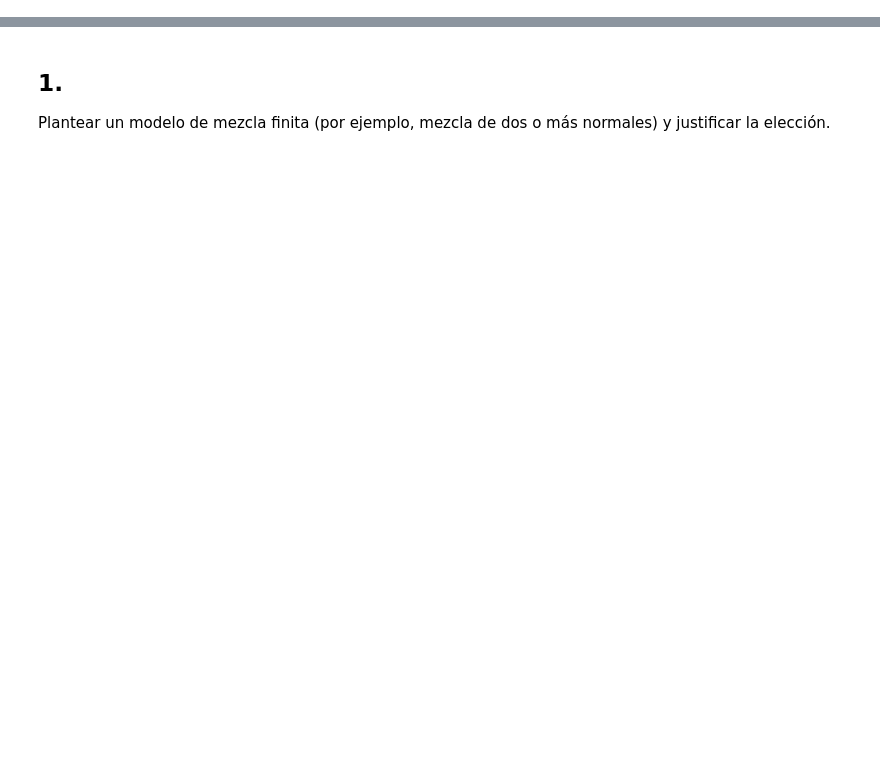
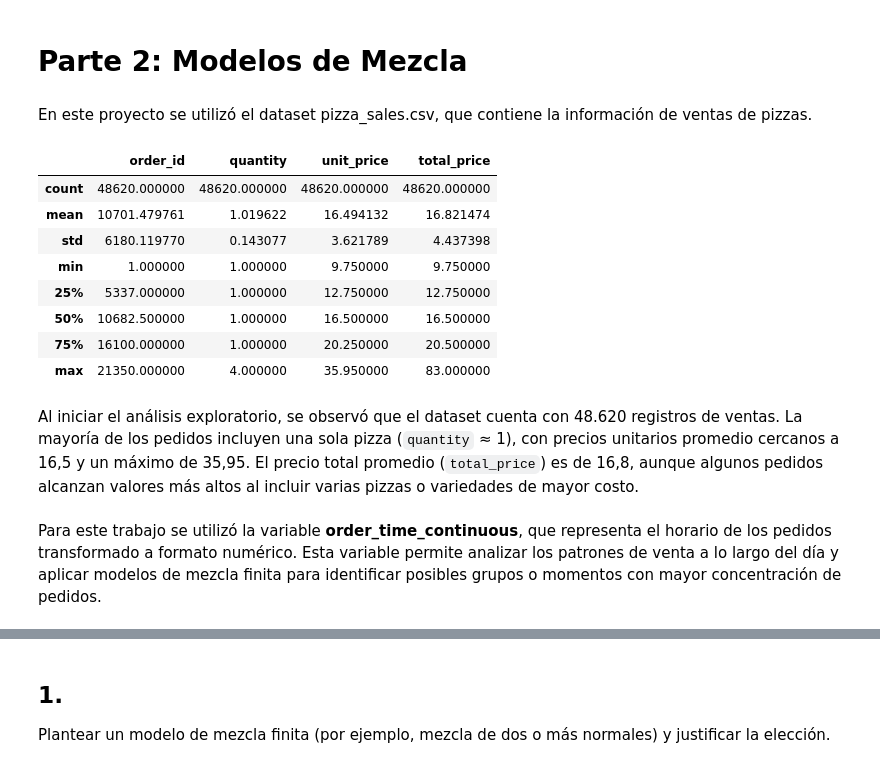
Before and after one commit to nazarenomm/Grupo4-TPI-EeI2, a Jupyter notebook: Parte2/parte_2.ipynb, the cells around one changed output, grey strips where cells are left out. Saved outputs shown, nothing was run; the diff lists cells and outputs as text; code cells hidden in the pictures; blank space fills up the shorter version.

```diff
--- a/Parte2/parte_2.ipynb
+++ b/Parte2/parte_2.ipynb
@@ -13,10 +16,30 @@ warnings.filterwarnings("ignore", category=RuntimeWarning)
 warnings.filterwarnings("ignore", category=UserWarning, module='pytensor')
 # %%
 SEED = 12
+# %% [markdown]
+# Parte 2: Modelos de Mezcla
+# %% [markdown]
+En este proyecto se utilizó el dataset pizza_sales.csv, que contiene la información de ventas de pizzas.
 # %%
 pizza = pd.read_csv('../data/pizza_sales.csv', index_col=0)
+# %%
+pizza.describe()
+# %% [output]
+|  | order_id | quantity | unit_price | total_price |
+| count | 48620.000000 | 48620.000000 | 48620.000000 | 48620.000000 |
+| mean | 10701.479761 | 1.019622 | 16.494132 | 16.821474 |
+| std | 6180.119770 | 0.143077 | 3.621789 | 4.437398 |
+| min | 1.000000 | 1.000000 | 9.750000 | 9.750000 |
+| 25% | 5337.000000 | 1.000000 | 12.750000 | 12.750000 |
+| 50% | 10682.500000 | 1.000000 | 16.500000 | 16.500000 |
+| 75% | 16100.000000 | 1.000000 | 20.250000 | 20.500000 |
+| max | 21350.000000 | 4.000000 | 35.950000 | 83.000000 |
+# %% [markdown]
+Al iniciar el análisis exploratorio, se observó que el dataset cuenta con 48.620 registros de ventas. La mayoría de los pedidos incluyen una sola pizza (`quantity` ≈ 1), con precios unitarios promedio cercanos a 16,5 y un máximo de 35,95. El precio total promedio (`total_price`) es de 16,8, aunque algunos pedidos alcanzan valores más altos al incluir varias pizzas o variedades de mayor costo.
 # %%
 pizza = pizza.head(500).copy()
+# %% [markdown]
+Para este trabajo se utilizó la variable **order_time_continuous**, que representa el horario de los pedidos transformado a formato numérico. Esta variable permite analizar los patrones de venta a lo largo del día y aplicar modelos de mezcla finita para identificar posibles grupos o momentos con mayor concentración de pedidos.
 # %%
 pizza['order_time'] = pd.to_datetime(pizza['order_time'], format='%H:%M:%S')
 # %%
```
Also changed, not shown: parts of 31 cells of this notebook.
